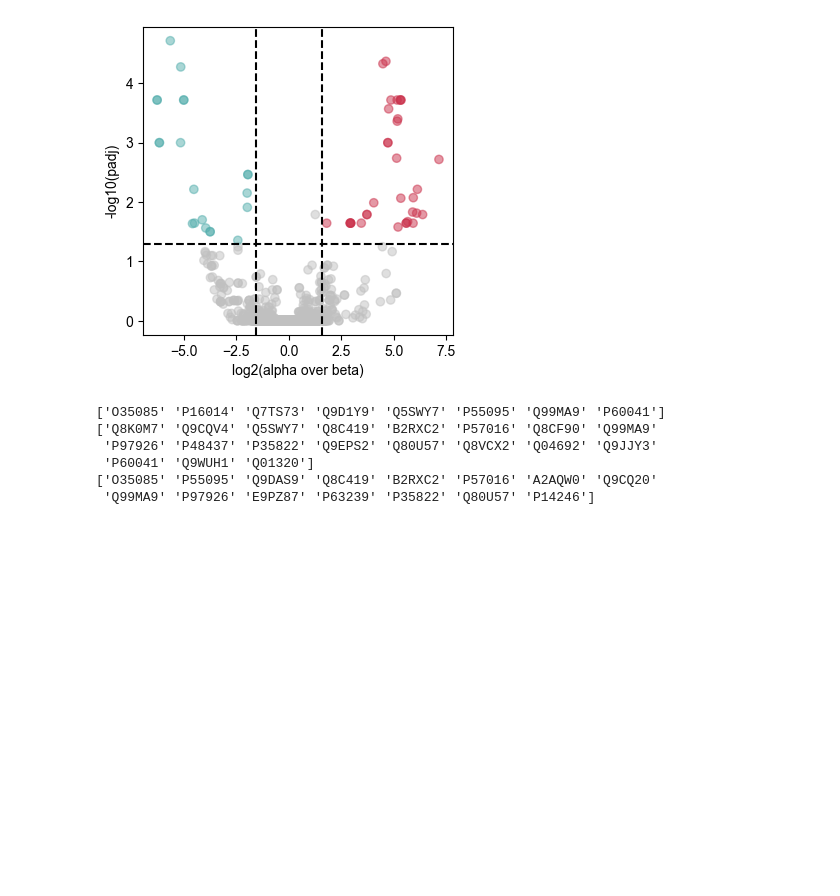
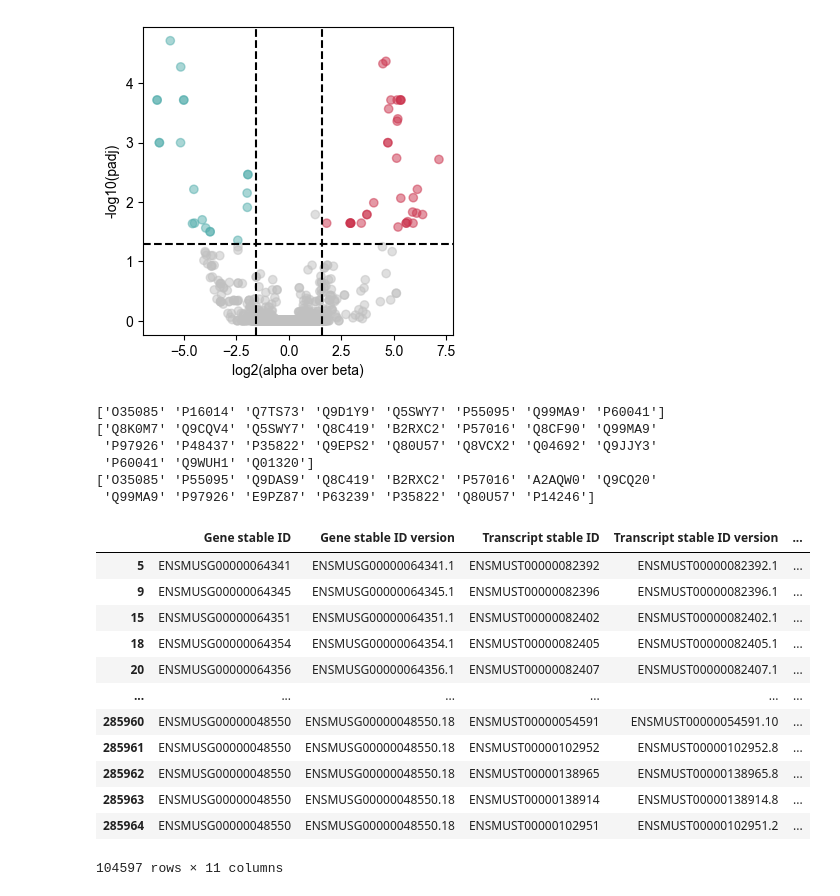
Before and after one commit to MannLabs/IsletsOmics, a Jupyter notebook: figure_notebooks/F08.ipynb, the cells around one changed output. Saved outputs shown, nothing was run; the diff lists cells and outputs as text; code cells hidden in the pictures; blank space fills up the shorter version.

Commit message:
add ortholog mapping, continue with phospho-analysis

```diff
--- a/figure_notebooks/F08.ipynb
+++ b/figure_notebooks/F08.ipynb
@@ -111,17 +111,34 @@ for comparison, diff_exp in differentially_regulated_sites.items():
 # %%
 # ortholog mapping since this dataset is from M.musculus
 
 from Bio import pairwise2
 from Bio.Seq import Seq
 from Bio import SeqIO
 from biomart import BiomartServer
 
 
 # get this mapping from the ENSEMBL databaset:
 # http://www.ensembl.org/biomart/martview/775974b699d308980b35a596a385b751?VIRTUALSCHEMANAME=default&ATTRIBUTES=mmusculus_gene_ensembl.default.homologs.ensembl_gene_id|mmusculus_gene_ensembl.default.homologs.ensembl_gene_id_version|mmusculus_gene_ensembl.default.homologs.ensembl_transcript_id|mmusculus_gene_ensembl.default.homologs.ensembl_transcript_id_version|mmusculus_gene_ensembl.default.homologs.hsapiens_homolog_ensembl_gene|mmusculus_gene_ensembl.default.homologs.hsapiens_homolog_associated_gene_name|mmusculus_gene_ensembl.default.homologs.hsapiens_homolog_perc_id|mmusculus_gene_ensembl.default.homologs.hsapiens_homolog_ensembl_peptide|mmusculus_gene_ensembl.default.homologs.hsapiens_homolog_orthology_type|mmusculus_gene_ensembl.default.homologs.hsapiens_homolog_orthology_confidence|mmusculus_gene_ensembl.default.homologs.external_gene_name&FILTERS=&VISIBLEPANEL=resultspanel
 
+#read mapping
+pd.read_csv("./mouse2human_ortholog_mapping.txt", header = 0).dropna(subset=["Human gene name"])
+
 # try mapping the mouse UniProt IDs to human
 
 # load human uniprot IDs and fasta
 
 # load mouse uniprot IDs and fasta
+# %% [output]
+|  | Gene stable ID | Gene stable ID version | Transcript stable ID | Transcript stable ID version | ... |
+| 5 | ENSMUSG00000064341 | ENSMUSG00000064341.1 | ENSMUST00000082392 | ENSMUST00000082392.1 | ... |
+| 9 | ENSMUSG00000064345 | ENSMUSG00000064345.1 | ENSMUST00000082396 | ENSMUST00000082396.1 | ... |
+| 15 | ENSMUSG00000064351 | ENSMUSG00000064351.1 | ENSMUST00000082402 | ENSMUST00000082402.1 | ... |
+| 18 | ENSMUSG00000064354 | ENSMUSG00000064354.1 | ENSMUST00000082405 | ENSMUST00000082405.1 | ... |
+| 20 | ENSMUSG00000064356 | ENSMUSG00000064356.1 | ENSMUST00000082407 | ENSMUST00000082407.1 | ... |
+| ... | ... | ... | ... | ... | ... |
+| 285960 | ENSMUSG00000048550 | ENSMUSG00000048550.18 | ENSMUST00000054591 | ENSMUST00000054591.10 | ... |
+| 285961 | ENSMUSG00000048550 | ENSMUSG00000048550.18 | ENSMUST00000102952 | ENSMUST00000102952.8 | ... |
+| 285962 | ENSMUSG00000048550 | ENSMUSG00000048550.18 | ENSMUST00000138965 | ENSMUST00000138965.8 | ... |
+| 285963 | ENSMUSG00000048550 | ENSMUSG00000048550.18 | ENSMUST00000138914 | ENSMUST00000138914.8 | ... |
+| 285964 | ENSMUSG00000048550 | ENSMUSG00000048550.18 | ENSMUST00000102951 | ENSMUST00000102951.2 | ... |
+104597 rows × 11 columns
```
Also changed, not shown: 3 other files.
